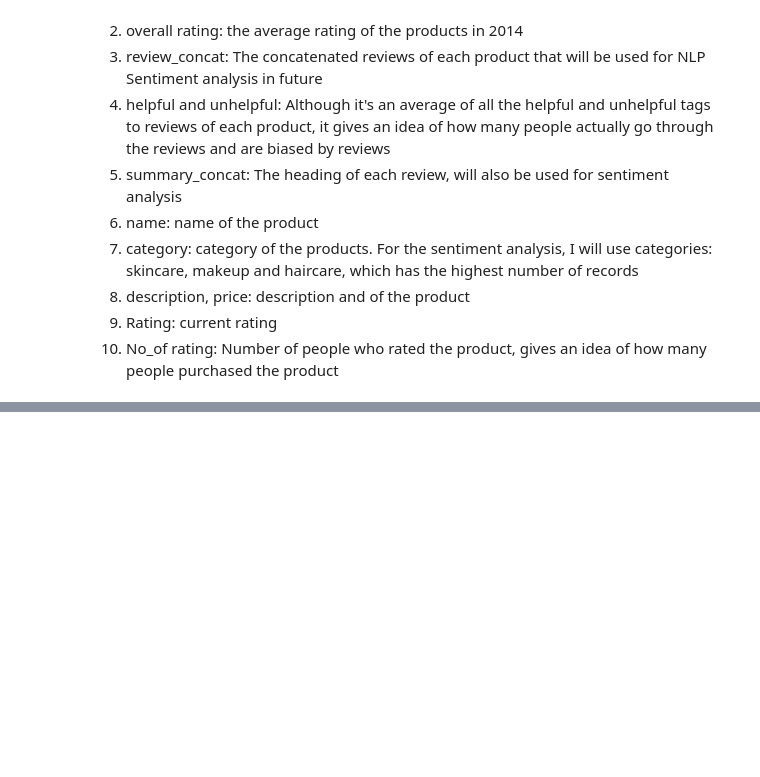
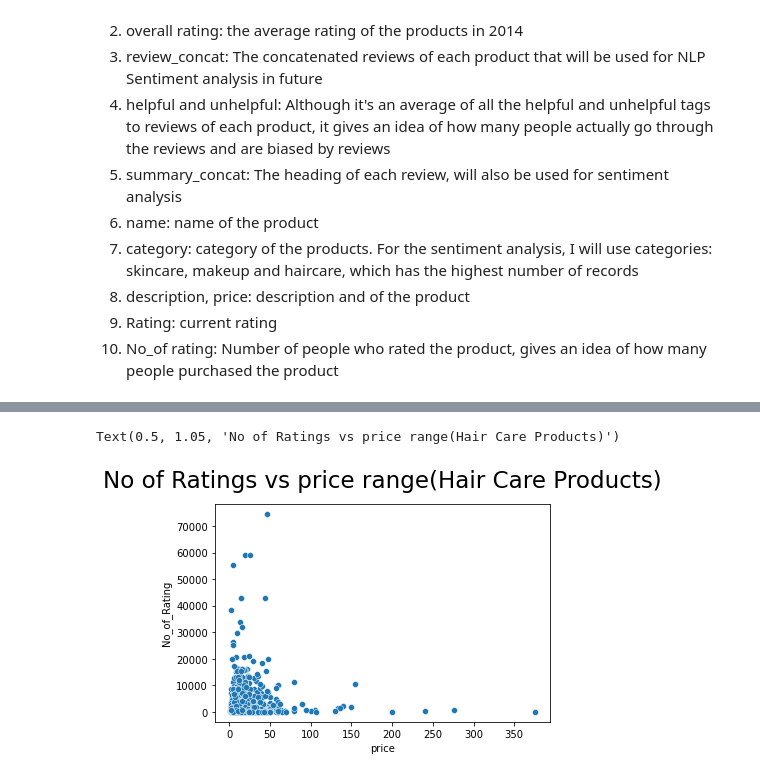
Before and after one commit to SwetaPrabh/Amazon_Web_Scraping, a Jupyter notebook: Exploratory_and_Sentiment_Analysis.ipynb, the cells around one changed output, grey strips where cells are left out. Cells and saved outputs as stored; diff of their text form; code cells hidden in the pictures; blank space fills up the shorter version.

```diff
--- a/Exploratory_and_Sentiment_Analysis.ipynb
+++ b/Exploratory_and_Sentiment_Analysis.ipynb
@@ -101,0 +163,6 @@ AttributeError: module 'matplotlib' has no attribute 'figure'
+# %%
+hair_price_ratings = sns.scatterplot(x='price', y='No_of_Rating', data=Amazon_haircare)
+hair_price_ratings.set_title('No of Ratings vs price range(Hair Care Products)', fontsize = 23, y =1.05)
+# %% [output]
+Text(0.5, 1.05, 'No of Ratings vs price range(Hair Care Products)')
+[figure, added]
```
Also changed, not shown: parts of 15 cells of this notebook.
